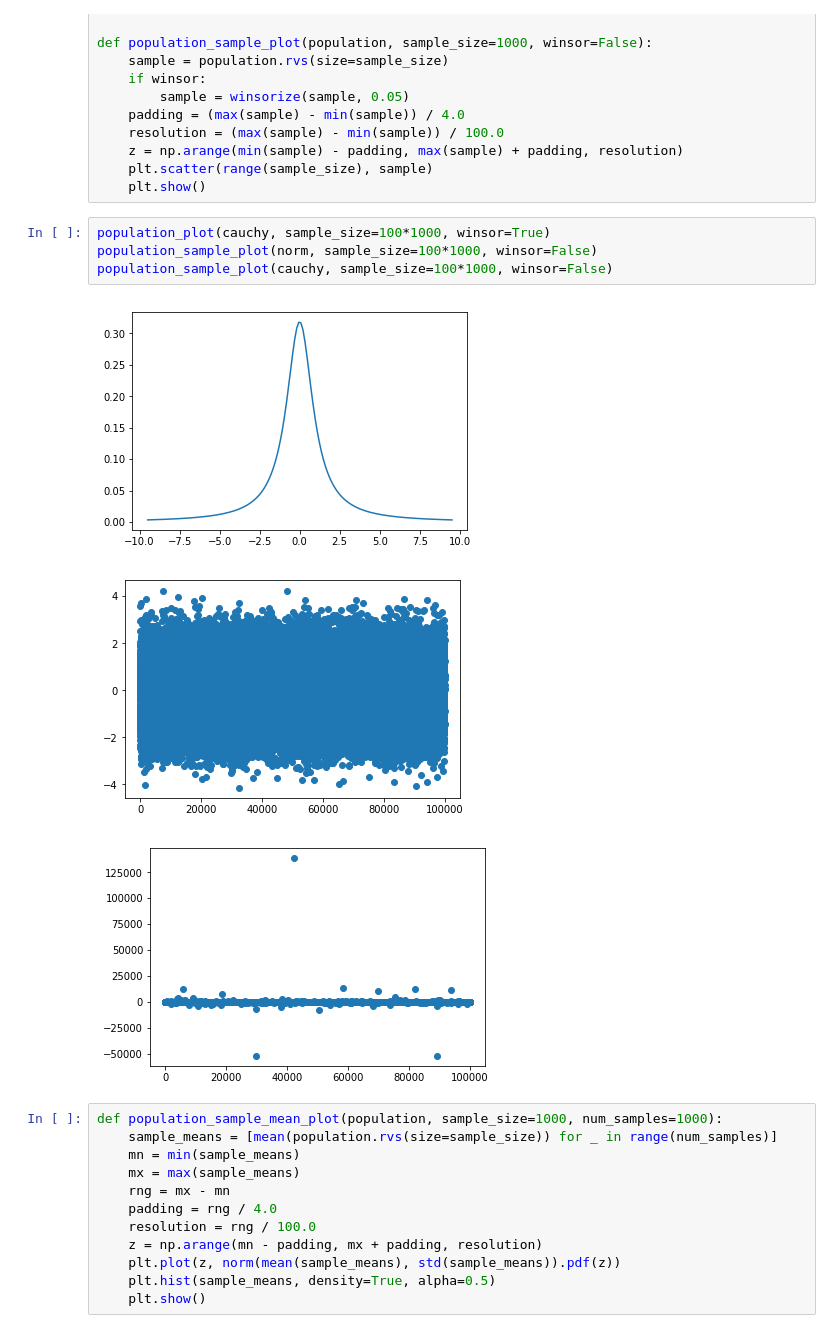
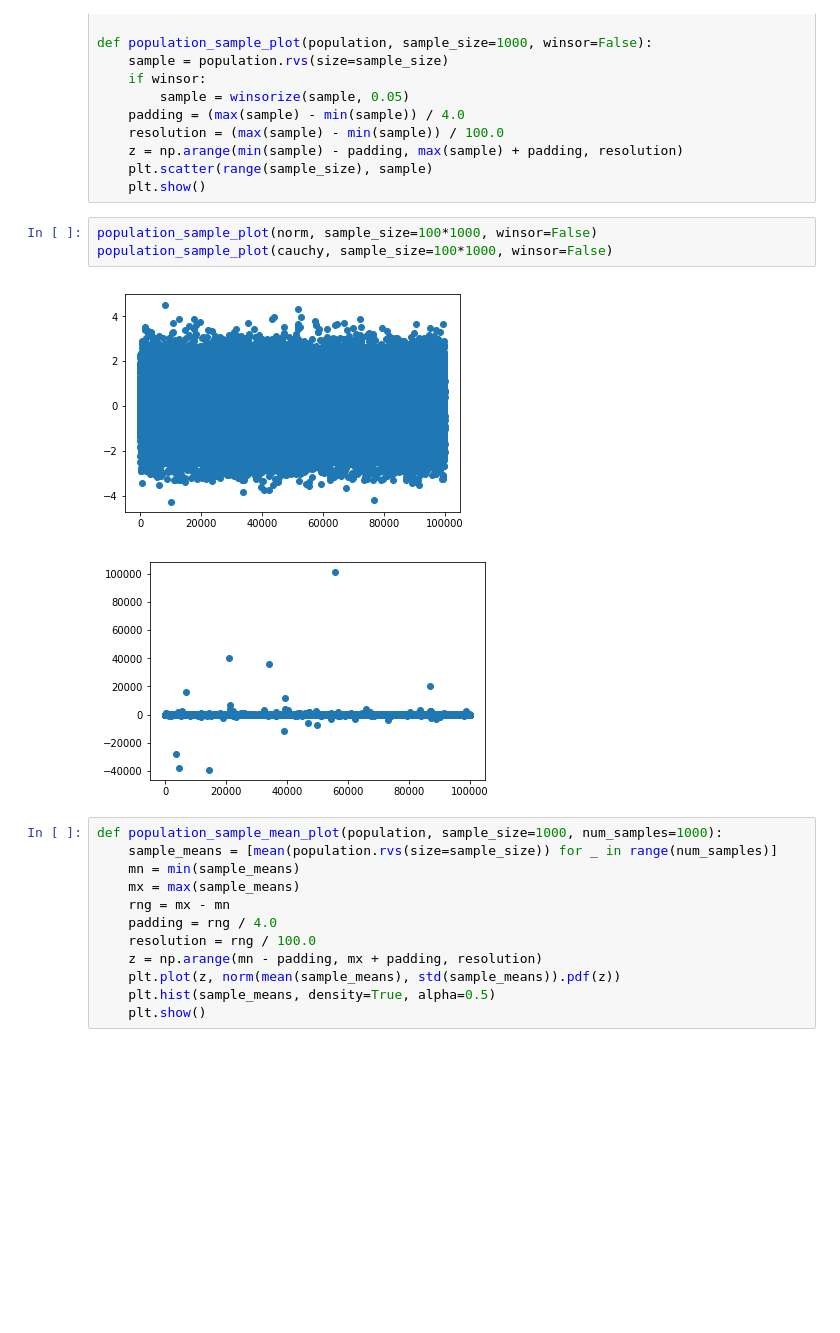
Before and after one commit to mtrencseni/playground, a Jupyter notebook: Beyond the Central Limit Theorem.ipynb, the cells around one changed output. Saved outputs shown, nothing was run; the diff lists cells and outputs as text; blank space fills up the shorter version.

```diff
--- a/Beyond the Central Limit Theorem.ipynb
+++ b/Beyond the Central Limit Theorem.ipynb
@@ -25,13 +32,11 @@ def population_sample_plot(population, sample_size=1000, winsor=False):
     plt.scatter(range(sample_size), sample)
     plt.show()
 # %%
-population_plot(cauchy, sample_size=100*1000, winsor=True)
 population_sample_plot(norm, sample_size=100*1000, winsor=False)
 population_sample_plot(cauchy, sample_size=100*1000, winsor=False)
 # %% [output]
-[figure, old version]
+[figure, new version]
-[figure, old version]
+[figure, new version]
-[figure, removed]
 # %%
 def population_sample_mean_plot(population, sample_size=1000, num_samples=1000):
     sample_means = [mean(population.rvs(size=sample_size)) for _ in range(num_samples)]
```
Also changed, not shown: parts of 1 cell of this notebook.
